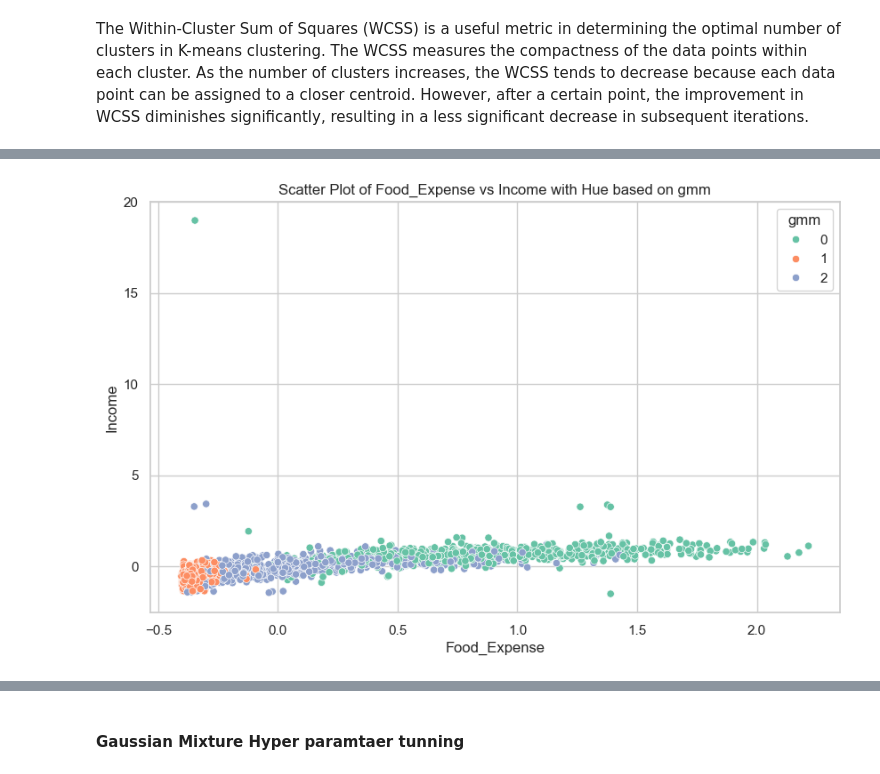
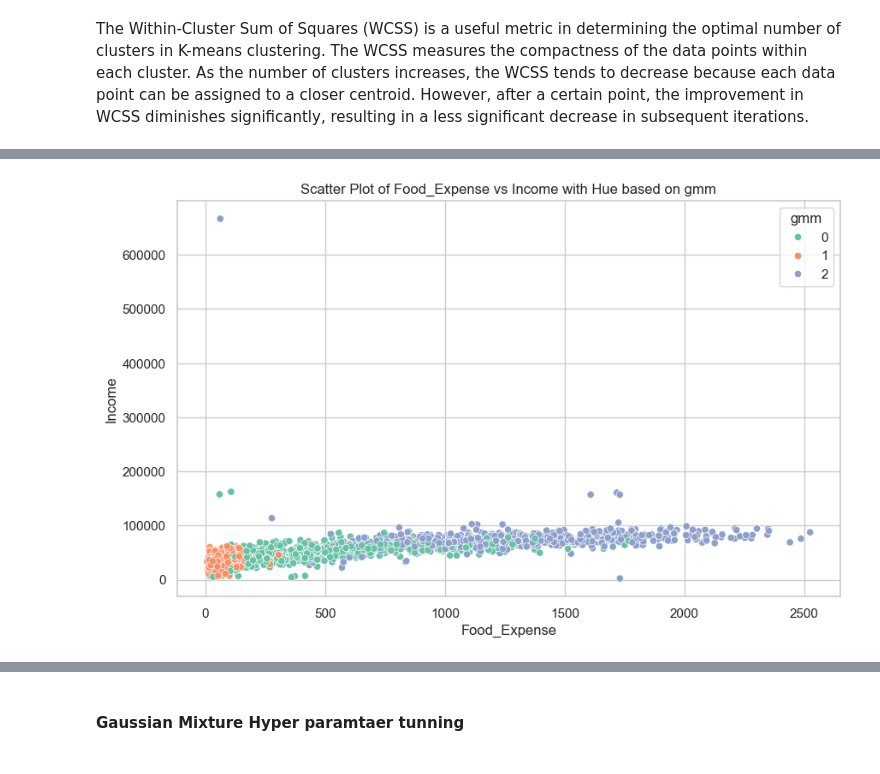
Before and after one commit to Hitesh-Nimbalkar/Customer__Segmentation, a Jupyter notebook: Notebook/EDA/Model_Building.ipynb, the cells around one changed output, grey strips where cells are left out. Cells and saved outputs as stored; diff of their text form; code cells hidden in the pictures.

```diff
--- a/Notebook/EDA/Model_Building.ipynb
+++ b/Notebook/EDA/Model_Building.ipynb
@@ -387,35 +387,35 @@ import seaborn as sns
 import matplotlib.pyplot as plt
 
 def scatter_plot_with_hue(data, x_col, y_col, hue_col):
     """
     Create a scatter plot with hue based on a categorical column.
 
     Parameters:
     - data: pandas DataFrame
     - x_col: str, name of the column for x-axis
     - y_col: str, name of the column for y-axis
     - hue_col: str, name of the categorical column for hue
     """
     sns.set(style="whitegrid")
     plt.figure(figsize=(10, 6))
 
     # Create scatter plot with hue
     sns.scatterplot(x=x_col, y=y_col, hue=hue_col, data=data, palette="Set2")
 
     # Customize the plot
     plt.title(f'Scatter Plot of {x_col} vs {y_col} with Hue based on {hue_col}')
     plt.xlabel(x_col)
     plt.ylabel(y_col)
     plt.legend(title=hue_col)
 
     # Show the plot
     plt.show()
 
 # Assuming you have X_train and Y_train dataframes
 # Replace 'Total_Expenditure' and 'Income' with your actual column names
-scatter_plot_with_hue(data=X_train, x_col='Food_Expense', y_col='Income', hue_col=method_used)
+scatter_plot_with_hue(data=df, x_col='Food_Expense', y_col='Income', hue_col=method_used)
 # %% [output]
-[figure, old version]
+[figure, new version]
 # %%
 #Define name of customer groups according to clusters
 re_clust = {
```
Also changed, not shown: parts of 10 cells of this notebook, 3 other files.
